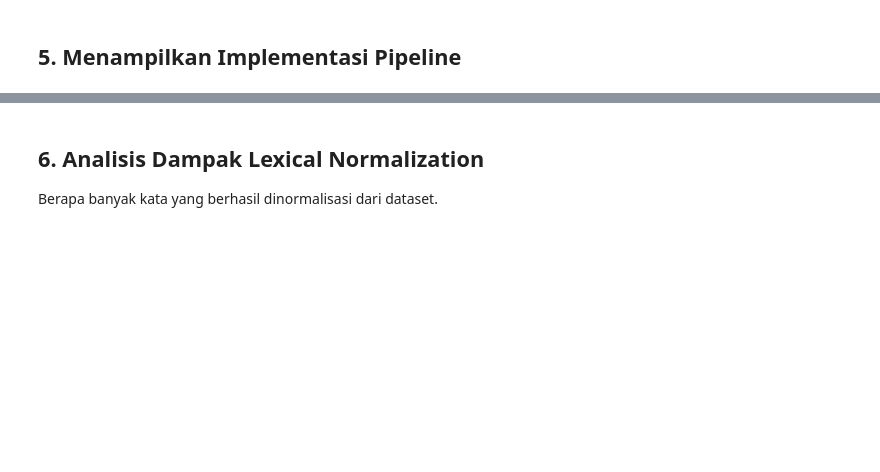
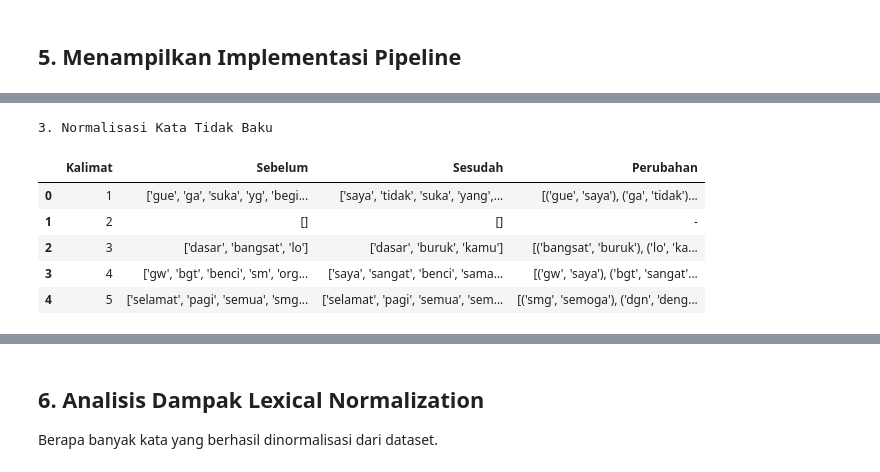
Before and after one commit to ElloRabyndra/indo-hate-speech-normalization, a Jupyter notebook: main.ipynb, the cells around one changed output, grey strips where cells are left out. Saved outputs shown, nothing was run; the diff lists cells and outputs as text; code cells hidden in the pictures; blank space fills up the shorter version.

```diff
--- a/main.ipynb
+++ b/main.ipynb
@@ -725,12 +732,19 @@ Total kalimat setelah segmentasi: 5
 # %%
-print("2. Tokenisasi + Cleaning + Lowercase")
-
-hasil_tokenisasi = []  # menyimpan list token per kalimat
+# 2. Tokenisasi + Cleaning + Lowercase
+rows_tok = []
+hasil_tokenisasi = []
 
 for i, kalimat in enumerate(hasil_segmentasi, 1):
     tokens = preprocessor.tokenize(kalimat)
     hasil_tokenisasi.append(tokens)
-    print(f"\nKalimat {i}: {kalimat}")
-    print(f"Hasil   : {tokens}")
+    rows_tok.append({
+        'Kalimat': i,
+        'Teks': kalimat,
+        'Hasil Token': str(tokens)
+    })
+
+df_tok = pd.DataFrame(rows_tok)
+print("2. Tokenisasi + Cleaning + Lowercase")
+display(df_tok)
 # %% [output]
 2. Tokenisasi + Cleaning + Lowercase
@@ -802,0 +757,27 @@ Diperluas: ['semoga']
+# %%
+# 3, Normalisasi Kata Tidak Baku
+rows_norm = []
+hasil_normalisasi = []
+
+for i, tokens in enumerate(hasil_tokenisasi, 1):
+    tokens_norm = preprocessor.normalize_slang(tokens)
+    hasil_normalisasi.append(tokens_norm)
+    changes = [(a, b) for a, b in zip(tokens, tokens_norm) if a != b]
+    rows_norm.append({
+        'Kalimat': i,
+        'Sebelum': str(tokens),
+        'Sesudah': str(tokens_norm),
+        'Perubahan': str(changes) if changes else '-'
+    })
+
+df_norm = pd.DataFrame(rows_norm)
+print("3. Normalisasi Kata Tidak Baku")
+display(df_norm)
+# %% [output]
+3. Normalisasi Kata Tidak Baku
+|  | Kalimat | Sebelum | Sesudah | Perubahan |
+| 0 | 1 | ['gue', 'ga', 'suka', 'yg', 'begi... | ['saya', 'tidak', 'suka', 'yang',... | [('gue', 'saya'), ('ga', 'tidak')... |
+| 1 | 2 | [] | [] | - |
+| 2 | 3 | ['dasar', 'bangsat', 'lo'] | ['dasar', 'buruk', 'kamu'] | [('bangsat', 'buruk'), ('lo', 'ka... |
+| 3 | 4 | ['gw', 'bgt', 'benci', 'sm', 'org... | ['saya', 'sangat', 'benci', 'sama... | [('gw', 'saya'), ('bgt', 'sangat'... |
+| 4 | 5 | ['selamat', 'pagi', 'semua', 'smg... | ['selamat', 'pagi', 'semua', 'sem... | [('smg', 'semoga'), ('dgn', 'deng... |
```
Also changed, not shown: parts of 13 cells of this notebook, 2 other files.
